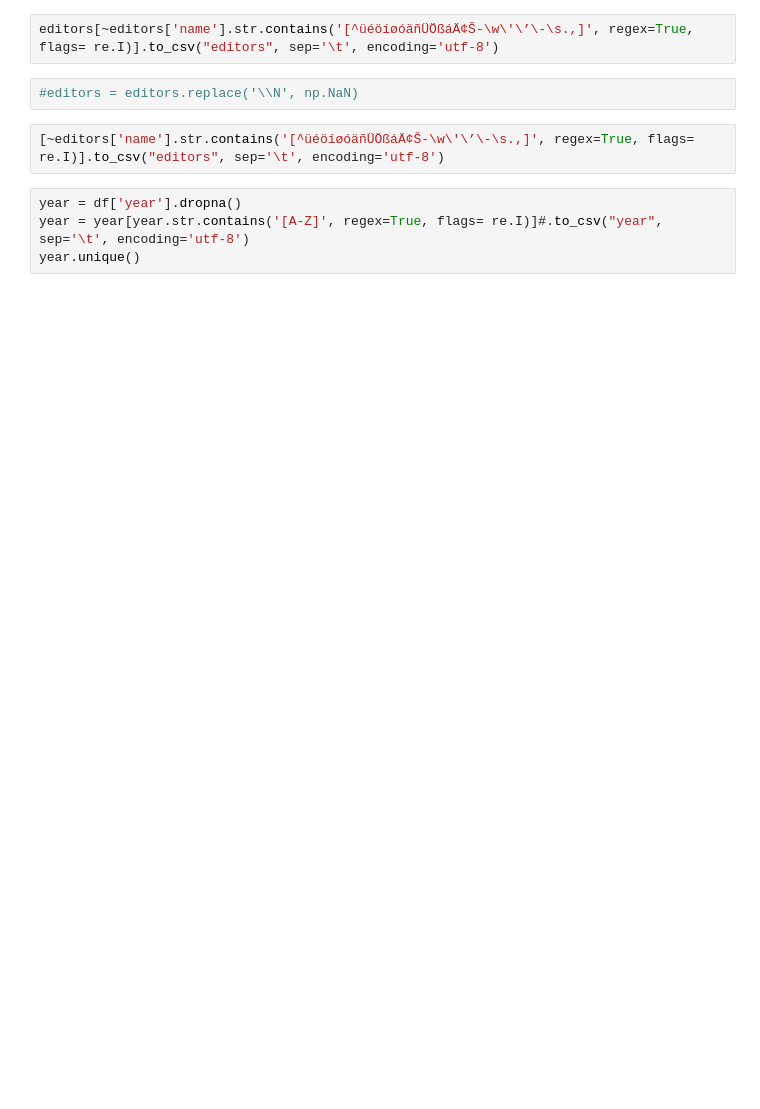
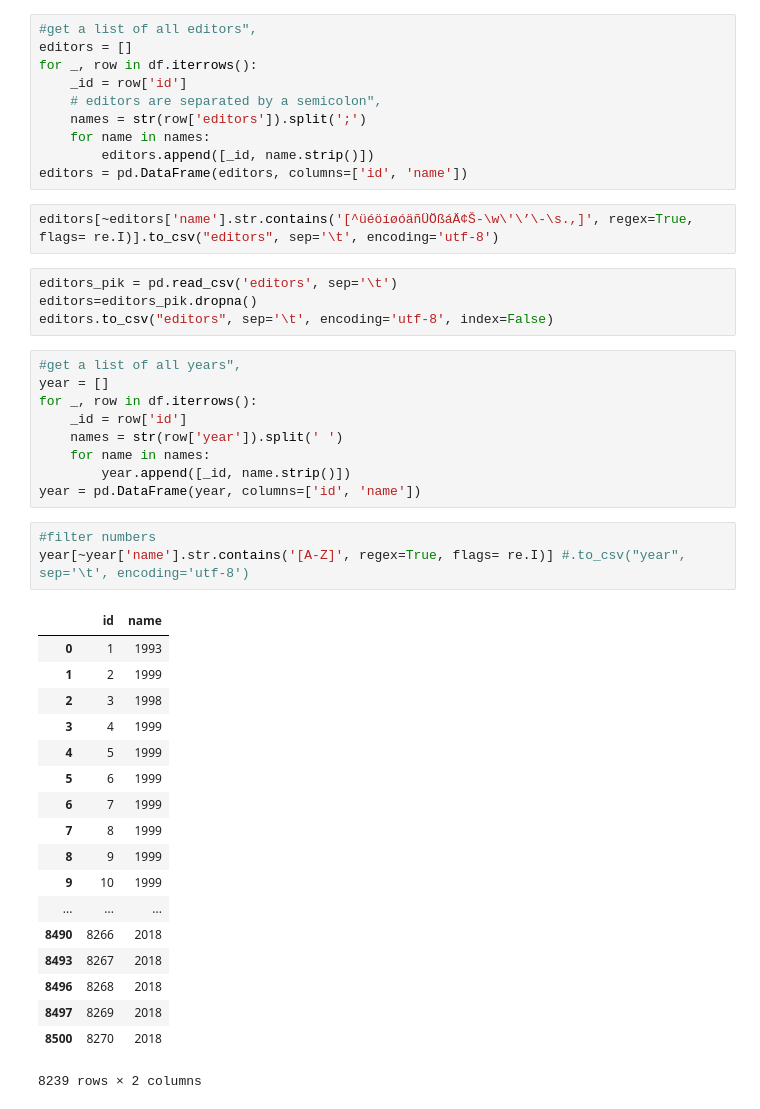
Before and after one commit to code-openness/Data, a Jupyter notebook: Preprocessing/Coding Openness.ipynb, the cells around one changed output. Drawn from its saved outputs; the diff is of its cells as text; blank space fills up the shorter version.

```diff
--- a/Preprocessing/Coding Openness.ipynb
+++ b/Preprocessing/Coding Openness.ipynb
@@ -25,10 +63,47 @@ authors=['id','authors']
+# %%
+#get a list of all editors",
+editors = []
+for _, row in df.iterrows():
+    _id = row['id']
+    # editors are separated by a semicolon",
+    names = str(row['editors']).split(';')
+    for name in names:
+        editors.append([_id, name.strip()])
+editors = pd.DataFrame(editors, columns=['id', 'name'])
 # %%
 editors[~editors['name'].str.contains('[^üéöíøóäñÜÖßáÄ¢Š‐\w\'\’\-\s.,]', regex=True, flags= re.I)].to_csv("editors", sep='\t', encoding='utf-8')
-# %%
-#editors = editors.replace('\\N', np.NaN)
+# %%
+editors_pik = pd.read_csv('editors', sep='\t')
+editors=editors_pik.dropna()
+editors.to_csv("editors", sep='\t', encoding='utf-8', index=False)
+# %%
+#get a list of all years",
+year = []
+for _, row in df.iterrows():
+    _id = row['id']
+    names = str(row['year']).split(' ')
+    for name in names:
+        year.append([_id, name.strip()])
+year = pd.DataFrame(year, columns=['id', 'name'])
 # %%
-[~editors['name'].str.contains('[^üéöíøóäñÜÖßáÄ¢Š‐\w\'\’\-\s.,]', regex=True, flags= re.I)].to_csv("editors", sep='\t', encoding='utf-8')
+#filter numbers
+year[~year['name'].str.contains('[A-Z]', regex=True, flags= re.I)] #.to_csv("year", sep='\t', encoding='utf-8')
+# %% [output]
+|  | id | name |
+| 0 | 1 | 1993 |
+| 1 | 2 | 1999 |
+| 2 | 3 | 1998 |
+| 3 | 4 | 1999 |
+| 4 | 5 | 1999 |
+| 5 | 6 | 1999 |
+| 6 | 7 | 1999 |
+| 7 | 8 | 1999 |
+| 8 | 9 | 1999 |
+| 9 | 10 | 1999 |
+| ... | ... | ... |
+| 8490 | 8266 | 2018 |
+| 8493 | 8267 | 2018 |
+| 8496 | 8268 | 2018 |
+| 8497 | 8269 | 2018 |
+| 8500 | 8270 | 2018 |
+8239 rows × 2 columns
-# %%
-year = df['year'].dropna()
-year = year[year.str.contains('[A-Z]', regex=True, flags= re.I)]#.to_csv("year", sep='\t', encoding='utf-8')
-year.unique()
```
Also changed, not shown: parts of 5 cells of this notebook.
